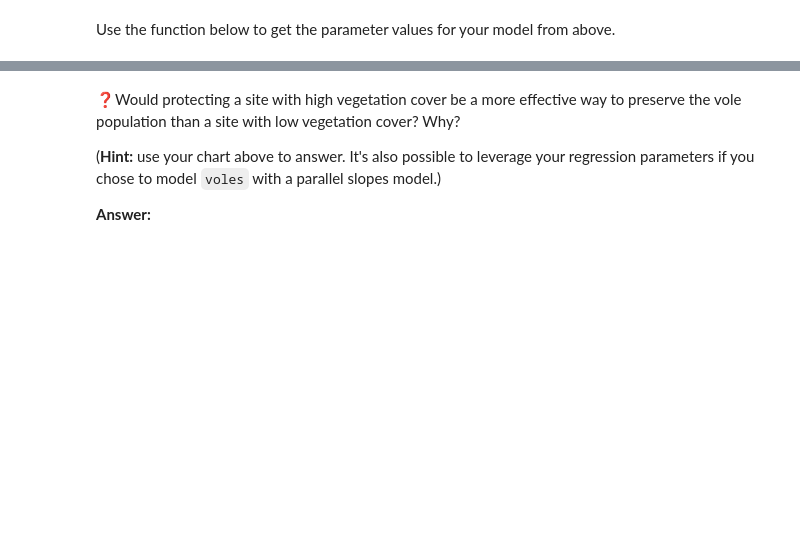
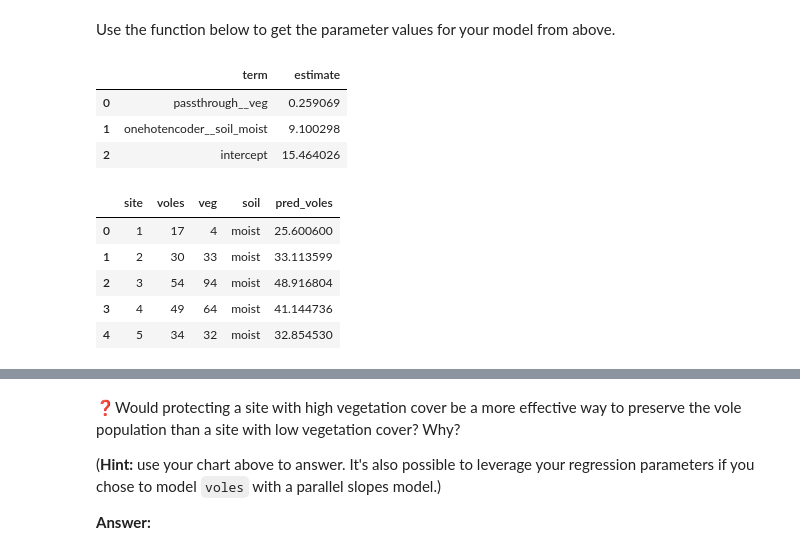
Before and after one commit to UNC-DATA-730/unit-6-assignment-williamsmaddie, a Jupyter notebook: assignment6.ipynb, the cells around one changed output, grey strips where cells are left out. Cells and saved outputs as stored; diff of their text form; code cells hidden in the pictures; blank space fills up the shorter version.

```diff
--- a/assignment6.ipynb
+++ b/assignment6.ipynb
@@ -51,3 +107,10 @@ def get_regression_table(pipeline):
         estimate=estimates,
     )
     return pd.DataFrame(data)
+# %%
+get_regression_table(pl)
+# %% [output]
+|  | term | estimate |
+| 0 | passthrough__veg | 0.259069 |
+| 1 | onehotencoder__soil_moist | 9.100298 |
+| 2 | intercept | 15.464026 |
@@ -53,0 +119,9 @@ def get_regression_table(pipeline):
+# %%
+df_voles_w_pred.head()
+# %% [output]
+|  | site | voles | veg | soil | pred_voles |
+| 0 | 1 | 17 | 4 | moist | 25.600600 |
+| 1 | 2 | 30 | 33 | moist | 33.113599 |
+| 2 | 3 | 54 | 94 | moist | 48.916804 |
+| 3 | 4 | 49 | 64 | moist | 41.144736 |
+| 4 | 5 | 34 | 32 | moist | 32.854530 |
```
Also changed, not shown: parts of 19 cells of this notebook.
